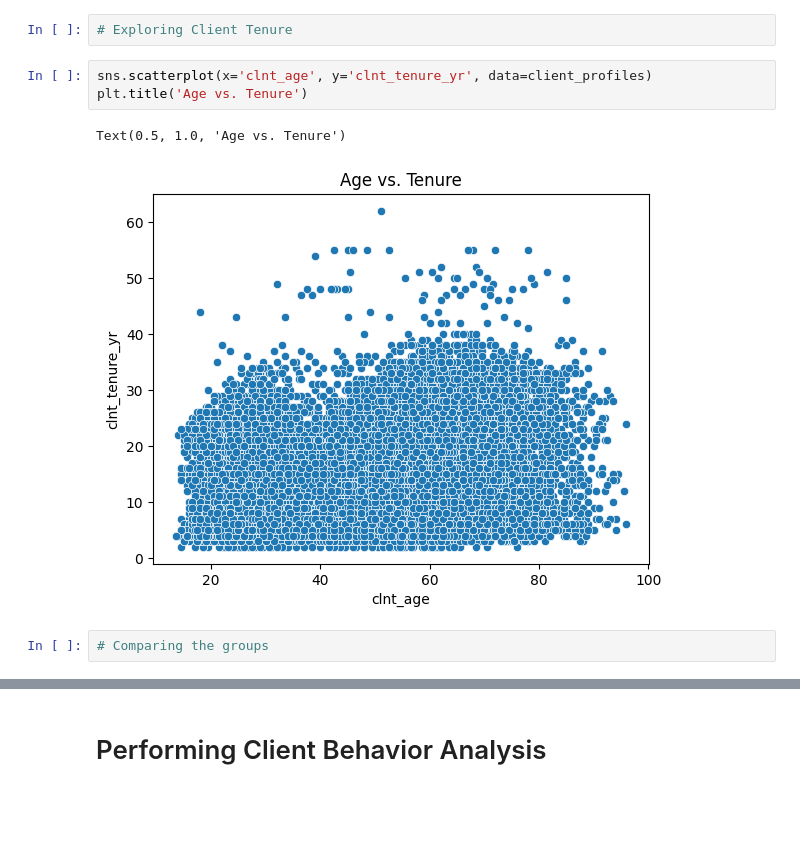
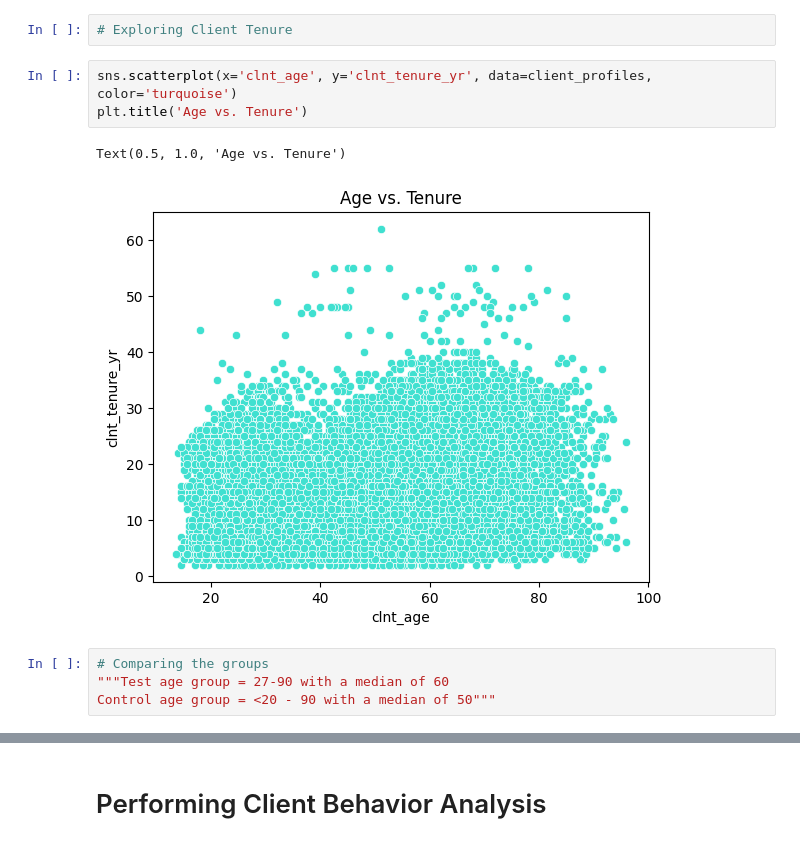
Before and after one commit to nlewism/Project-A-B-Testing-Analysis, a Jupyter notebook: src/jupyter notebook/Data Wrangling.ipynb, the cells around one changed output, grey strips where cells are left out. Saved outputs shown, nothing was run; the diff lists cells and outputs as text; blank space fills up the shorter version.

```diff
--- a/src/jupyter notebook/Data Wrangling.ipynb
+++ b/src/jupyter notebook/Data Wrangling.ipynb
@@ -331,11 +309,13 @@ Text(0.5, 1.0, 'Distribution of Clients by Age Group')
 # %%
 # Exploring Client Tenure
 # %%
-sns.scatterplot(x='clnt_age', y='clnt_tenure_yr', data=client_profiles)
+sns.scatterplot(x='clnt_age', y='clnt_tenure_yr', data=client_profiles, color='turquoise')
 plt.title('Age vs. Tenure')
 # %% [output]
 Text(0.5, 1.0, 'Age vs. Tenure')
-[figure, old version]
+[figure, new version]
 # %%
 # Comparing the groups
+"""Test age group = 27-90 with a median of 60
+Control age group = <20 - 90 with a median of 50"""
 # %%
```
Also changed, not shown: parts of 40 cells of this notebook.
